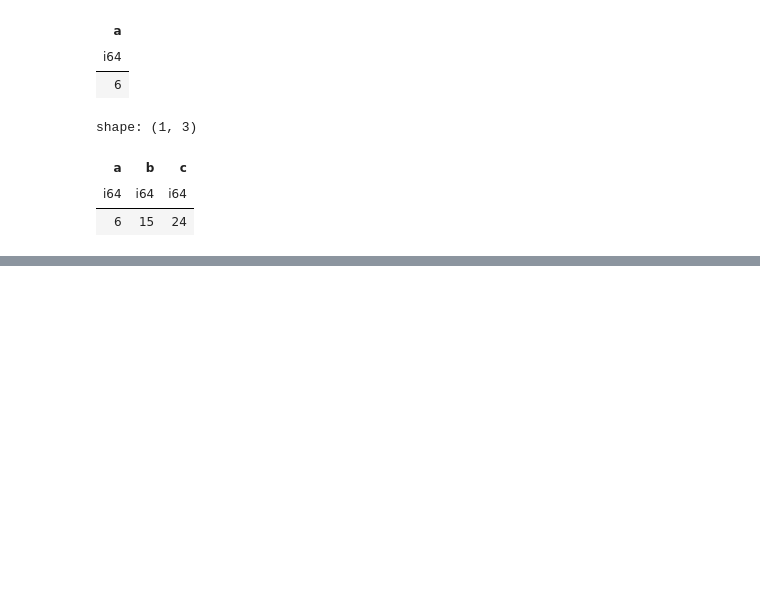
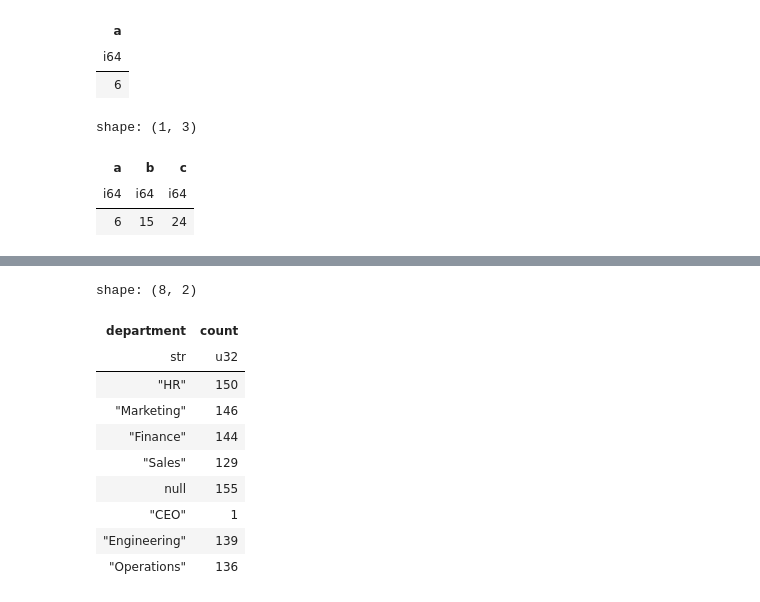
Before and after one commit to dgrunwal/Polars_Gotchas, a Jupyter notebook: Gotchas.ipynb, the cells around one changed output, grey strips where cells are left out. Drawn from its saved outputs; the diff is of its cells as text; code cells hidden in the pictures; blank space fills up the shorter version.

```diff
--- a/Gotchas.ipynb
+++ b/Gotchas.ipynb
@@ -345,0 +356,15 @@ shape: (1, 3)
+# %%
+# The column name label is "count"
+employees.select(pl.col("department").value_counts()).unnest(pl.col("department"))
+# %% [output]
+shape: (8, 2)
+| department | count |
+| str | u32 |
+| "HR" | 150 |
+| "Marketing" | 146 |
+| "Finance" | 144 |
+| "Sales" | 129 |
+| null | 155 |
+| "CEO" | 1 |
+| "Engineering" | 139 |
+| "Operations" | 136 |
```
Also changed, not shown: parts of 7 cells of this notebook.
